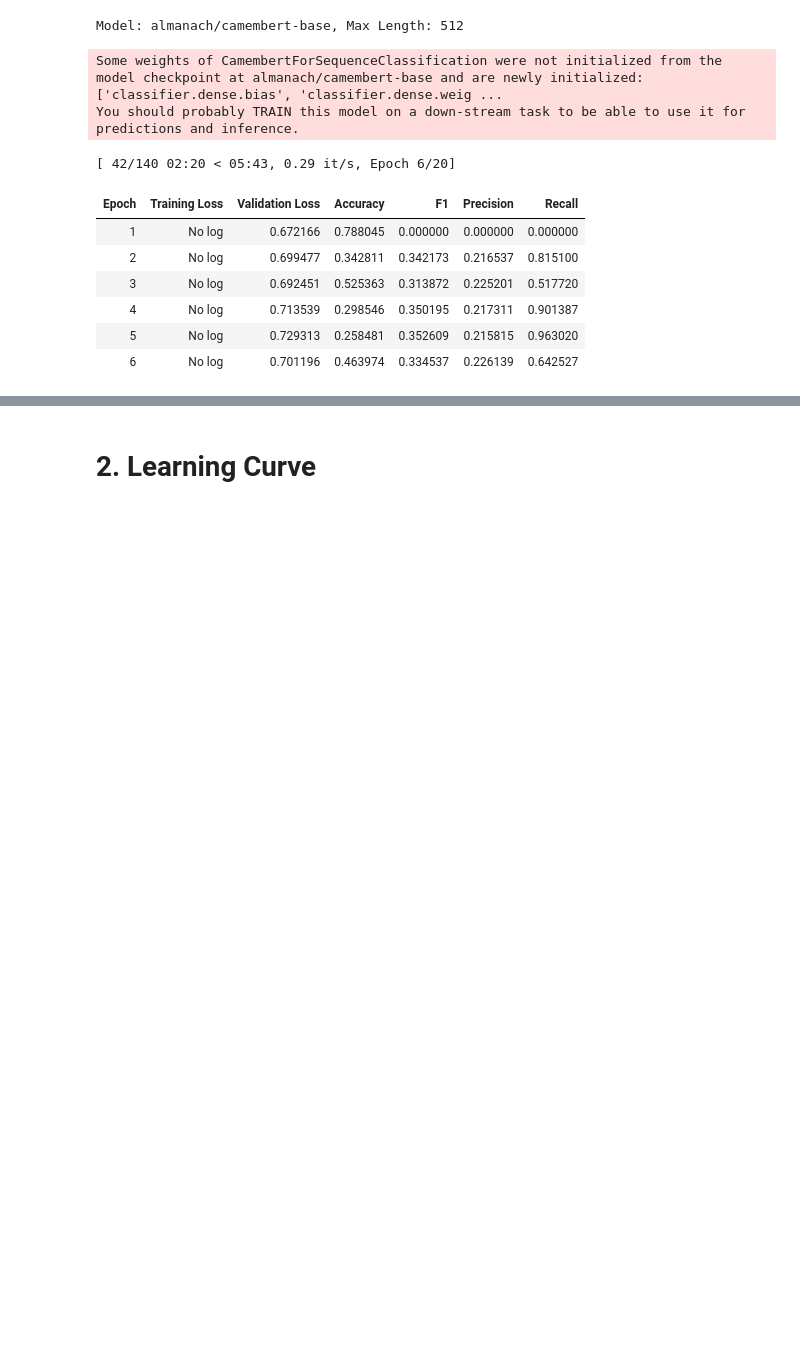
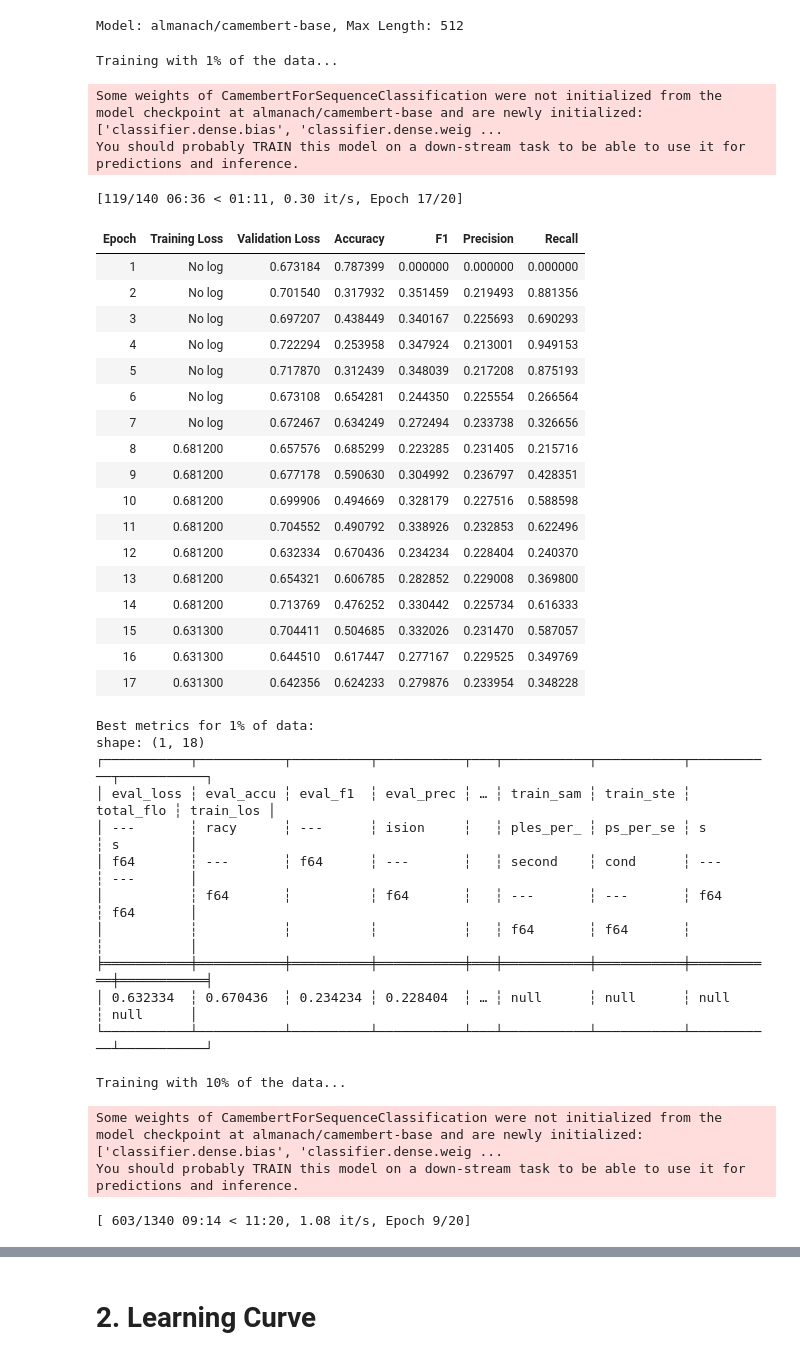
Before and after one commit to pablo-fdz/adv_nlp_final_assessment, a Jupyter notebook: part_3_soa_comparison_pablo.ipynb, the cells around one changed output, grey strips where cells are left out. Drawn from its saved outputs; the diff is of its cells as text; code cells hidden in the pictures; blank space fills up the shorter version.

Commit message:
Results for 1-25% of data

```diff
--- a/part_3_soa_comparison_pablo.ipynb
+++ b/part_3_soa_comparison_pablo.ipynb
@@ -129,16 +129,58 @@ print(f"Model: {model_name}, Max Length: {max_length}")
 # %% [output]
 Model: almanach/camembert-base, Max Length: 512
 # %%
+# Train all the percentages incrementally:
+summary_df = run_incremental_training(
+    train_df=train_df,
+    valid_df=val_df,
+    model_name=model_name,
+    max_length=max_length,
+    num_labels=num_labels,
+    seed=seed
+)
+
+print("\nFinal summary of results across all percentages:")
+display(summary_df)
+
+
 # Or to train specific percentage only:
-result = train_with_percentage(train_df, val_df, 1, model_name, max_length, num_labels, seed)
+# result = train_with_percentage(train_df, val_df, 1, model_name, max_length, num_labels, seed)
 # %% [output]
-Some weights of CamembertForSequenceClassification were not initialized from the model checkpoint at almanach/camembert-base and are newly initialized: ['classifier.dense.bias', 'classifier.dense.weig ...
-You should probably TRAIN this model on a down-stream task to be able to use it for predictions and inference.
+Training with 1% of the data...
-[ 42/140 02:20 < 05:43, 0.29 it/s, Epoch 6/20]
+Some weights of CamembertForSequenceClassification were not initialized from the model checkpoint at almanach/camembert-base and are newly initialized: ['classifier.dense.bias', 'classifier.dense.weig ...
+You should probably TRAIN this model on a down-stream task to be able to use it for predictions and inference.
+[119/140 06:36 < 01:11, 0.30 it/s, Epoch 17/20]
 | Epoch | Training Loss | Validation Loss | Accuracy | F1 | Precision | Recall |
-| 1 | No log | 0.672166 | 0.788045 | 0.000000 | 0.000000 | 0.000000 |
-| 2 | No log | 0.699477 | 0.342811 | 0.342173 | 0.216537 | 0.815100 |
-| 3 | No log | 0.692451 | 0.525363 | 0.313872 | 0.225201 | 0.517720 |
-| 4 | No log | 0.713539 | 0.298546 | 0.350195 | 0.217311 | 0.901387 |
-| 5 | No log | 0.729313 | 0.258481 | 0.352609 | 0.215815 | 0.963020 |
-| 6 | No log | 0.701196 | 0.463974 | 0.334537 | 0.226139 | 0.642527 |
+| 1 | No log | 0.673184 | 0.787399 | 0.000000 | 0.000000 | 0.000000 |
+| 2 | No log | 0.701540 | 0.317932 | 0.351459 | 0.219493 | 0.881356 |
+| 3 | No log | 0.697207 | 0.438449 | 0.340167 | 0.225693 | 0.690293 |
+| 4 | No log | 0.722294 | 0.253958 | 0.347924 | 0.213001 | 0.949153 |
+| 5 | No log | 0.717870 | 0.312439 | 0.348039 | 0.217208 | 0.875193 |
+| 6 | No log | 0.673108 | 0.654281 | 0.244350 | 0.225554 | 0.266564 |
+| 7 | No log | 0.672467 | 0.634249 | 0.272494 | 0.233738 | 0.326656 |
+| 8 | 0.681200 | 0.657576 | 0.685299 | 0.223285 | 0.231405 | 0.215716 |
+| 9 | 0.681200 | 0.677178 | 0.590630 | 0.304992 | 0.236797 | 0.428351 |
+| 10 | 0.681200 | 0.699906 | 0.494669 | 0.328179 | 0.227516 | 0.588598 |
+| 11 | 0.681200 | 0.704552 | 0.490792 | 0.338926 | 0.232853 | 0.622496 |
+| 12 | 0.681200 | 0.632334 | 0.670436 | 0.234234 | 0.228404 | 0.240370 |
+| 13 | 0.681200 | 0.654321 | 0.606785 | 0.282852 | 0.229008 | 0.369800 |
+| 14 | 0.681200 | 0.713769 | 0.476252 | 0.330442 | 0.225734 | 0.616333 |
+| 15 | 0.631300 | 0.704411 | 0.504685 | 0.332026 | 0.231470 | 0.587057 |
+| 16 | 0.631300 | 0.644510 | 0.617447 | 0.277167 | 0.229525 | 0.349769 |
+| 17 | 0.631300 | 0.642356 | 0.624233 | 0.279876 | 0.233954 | 0.348228 |
+Best metrics for 1% of data:
+shape: (1, 18)
+┌───────────┬───────────┬──────────┬───────────┬───┬───────────┬───────────┬───────────┬───────────┐
+│ eval_loss ┆ eval_accu ┆ eval_f1  ┆ eval_prec ┆ … ┆ train_sam ┆ train_ste ┆ total_flo ┆ train_los │
+│ ---       ┆ racy      ┆ ---      ┆ ision     ┆   ┆ ples_per_ ┆ ps_per_se ┆ s         ┆ s         │
+│ f64       ┆ ---       ┆ f64      ┆ ---       ┆   ┆ second    ┆ cond      ┆ ---       ┆ ---       │
+│           ┆ f64       ┆          ┆ f64       ┆   ┆ ---       ┆ ---       ┆ f64       ┆ f64       │
+│           ┆           ┆          ┆           ┆   ┆ f64       ┆ f64       ┆           ┆           │
+╞═══════════╪═══════════╪══════════╪═══════════╪═══╪═══════════╪═══════════╪═══════════╪═══════════╡
+│ 0.632334  ┆ 0.670436  ┆ 0.234234 ┆ 0.228404  ┆ … ┆ null      ┆ null      ┆ null      ┆ null      │
+└───────────┴───────────┴──────────┴───────────┴───┴───────────┴───────────┴───────────┴───────────┘
+
+Training with 10% of the data...
+Some weights of CamembertForSequenceClassification were not initialized from the model checkpoint at almanach/camembert-base and are newly initialized: ['classifier.dense.bias', 'classifier.dense.weig ...
+You should probably TRAIN this model on a down-stream task to be able to use it for predictions and inference.
+[ 603/1340 09:14 < 11:20, 1.08 it/s, Epoch 9/20]
```
Also changed, not shown: parts of 3 cells of this notebook, 3 other files.
